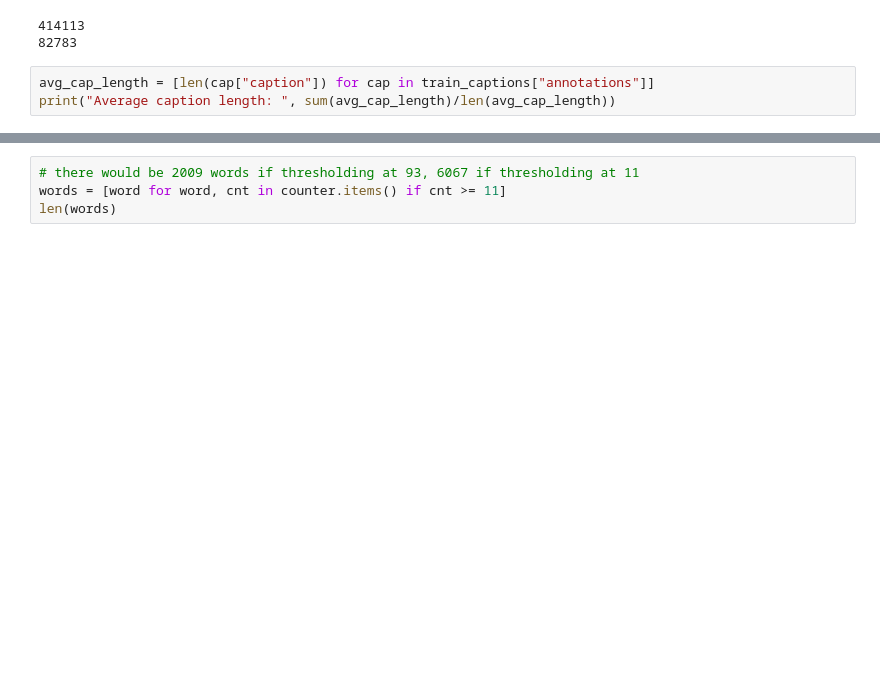
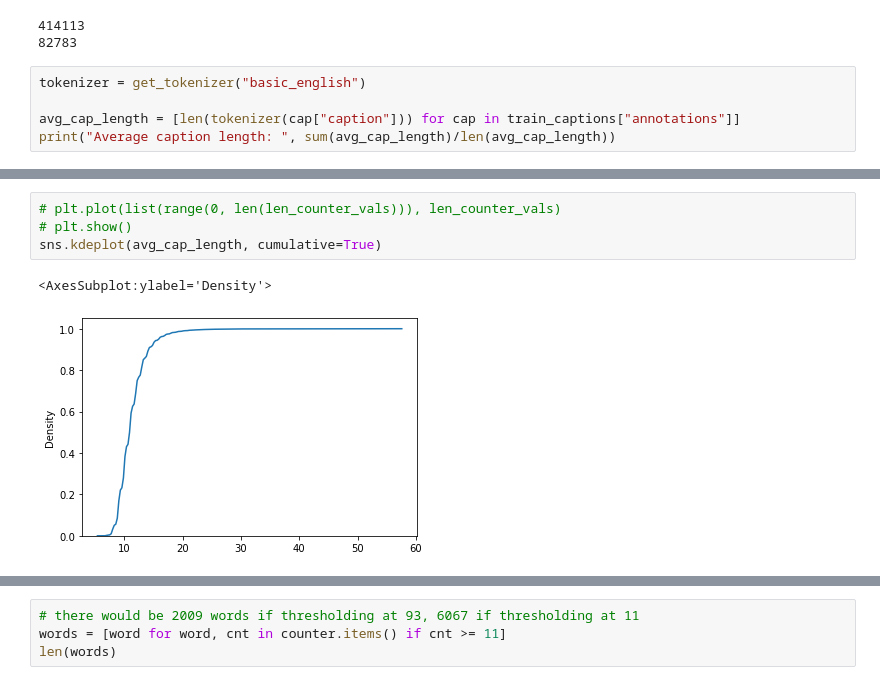
Before and after one commit to polina-tsvilodub/mSc-thesis, a Jupyter notebook: code/src/notebooks/dataset_exploration.ipynb, the cells around one changed output, grey strips where cells are left out. Saved outputs shown, nothing was run; the diff lists cells and outputs as text; blank space fills up the shorter version.

```diff
--- a/code/src/notebooks/dataset_exploration.ipynb
+++ b/code/src/notebooks/dataset_exploration.ipynb
@@ -487,6 +490,8 @@ print(len(train_captions["images"]))
 414113
 82783
 # %%
-avg_cap_length = [len(cap["caption"]) for cap in train_captions["annotations"]]
+tokenizer = get_tokenizer("basic_english")
+
+avg_cap_length = [len(tokenizer(cap["caption"])) for cap in train_captions["annotations"]]
 print("Average caption length: ", sum(avg_cap_length)/len(avg_cap_length))
 # %% [output]
@@ -493,0 +523,7 @@ Average caption length:  52.510862977013524
+# %%
+# plt.plot(list(range(0, len(len_counter_vals))), len_counter_vals)
+# plt.show()
+sns.kdeplot(avg_cap_length, cumulative=True)
+# %% [output]
+<AxesSubplot:ylabel='Density'>
+[figure, added]
```
Also changed, not shown: parts of 6 cells of this notebook, 10 other files.
